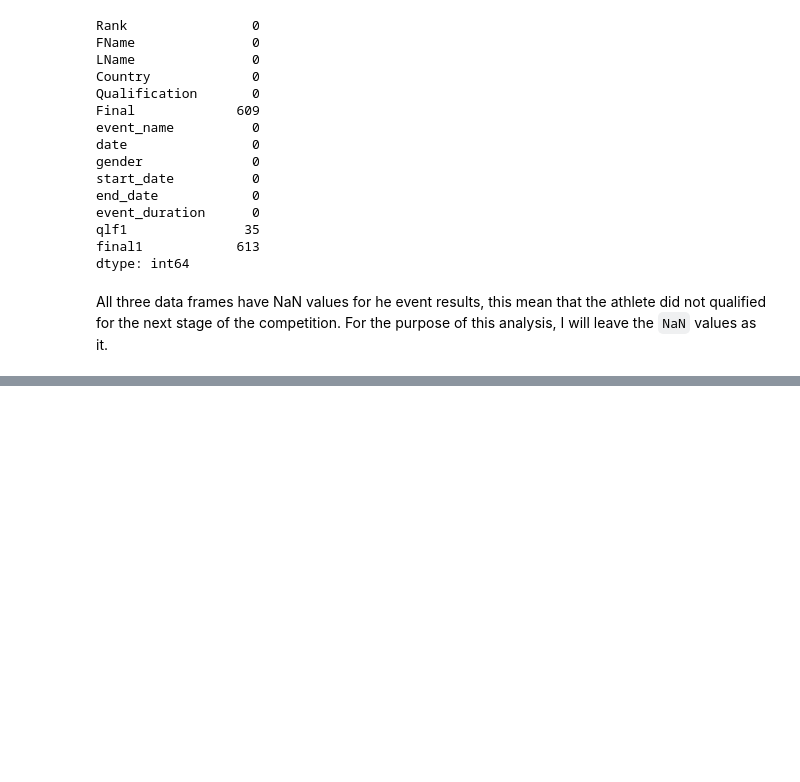
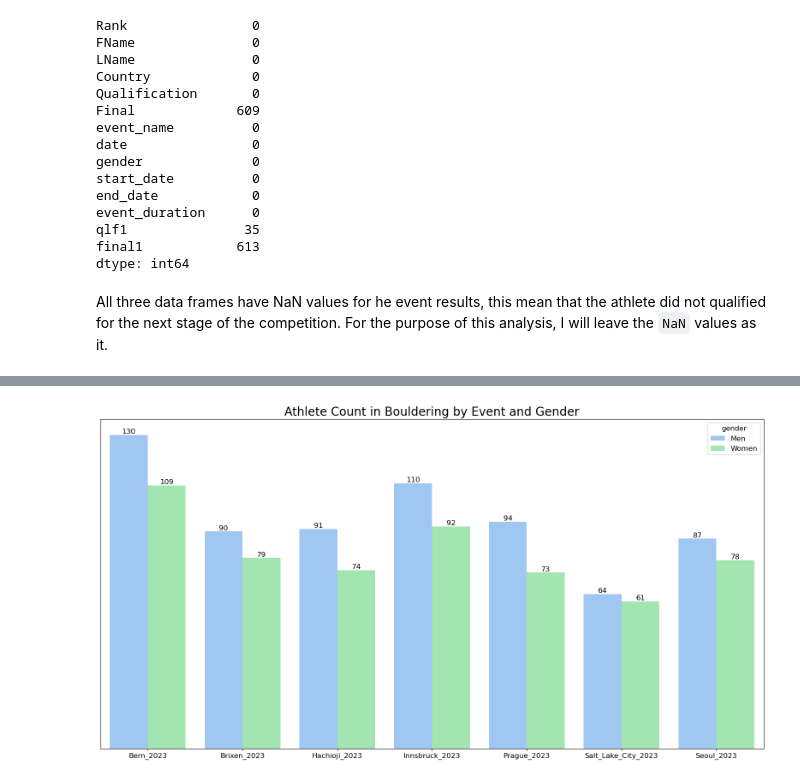
Before and after one commit to lfigil/ifsc-data, a Jupyter notebook: ifsc_analysis.ipynb, the cells around one changed output, grey strips where cells are left out. Saved outputs shown, nothing was run; the diff lists cells and outputs as text; code cells hidden in the pictures; blank space fills up the shorter version.

```diff
--- a/ifsc_analysis.ipynb
+++ b/ifsc_analysis.ipynb
@@ -508,0 +631,20 @@ All three data frames have NaN values for he event results, this mean that the a
+# %%
+data = boulder_df.groupby(['event_name', 'gender'])['Country'].count().reset_index()
+
+title = "Athlete Count in Bouldering by Event and Gender"
+
+ax = sns.barplot(x='event_name', y='Country', hue='gender', data=data)
+
+for c in ax.containers:
+    ax.bar_label(c)
+
+plt.title(title)
+plt.ylabel("")
+plt.xlabel("")
+plt.yticks([])
+
+# Save the plot as a PNG file
+plt.savefig(f'graphs/{title}.png')
+plt.show()
+# %% [output]
+[figure, added]
```
Also changed, not shown: parts of 31 cells of this notebook, 4 other files.
